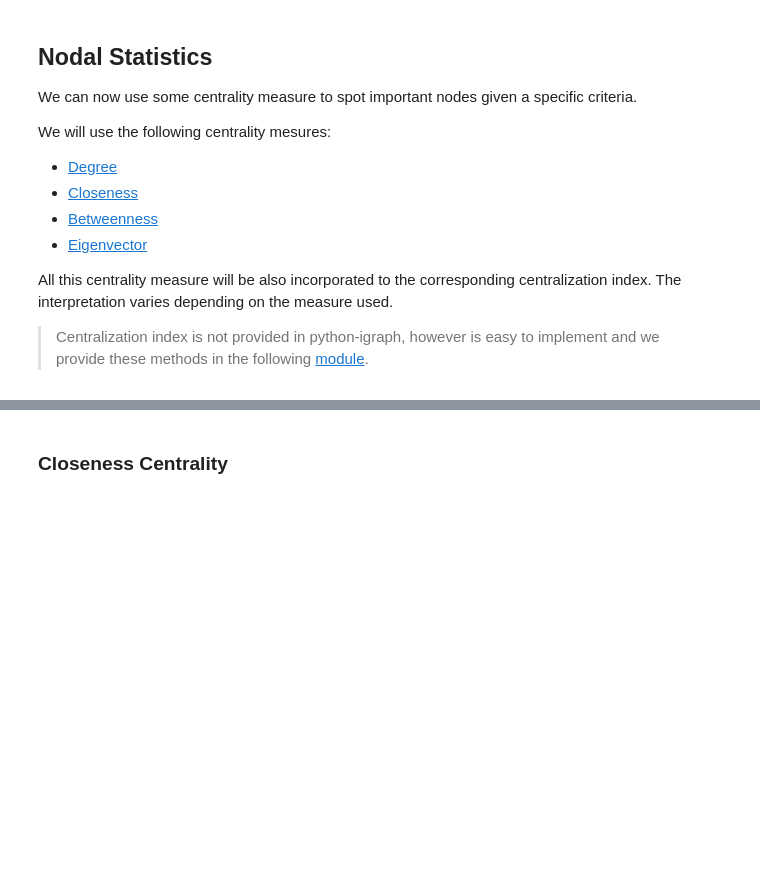
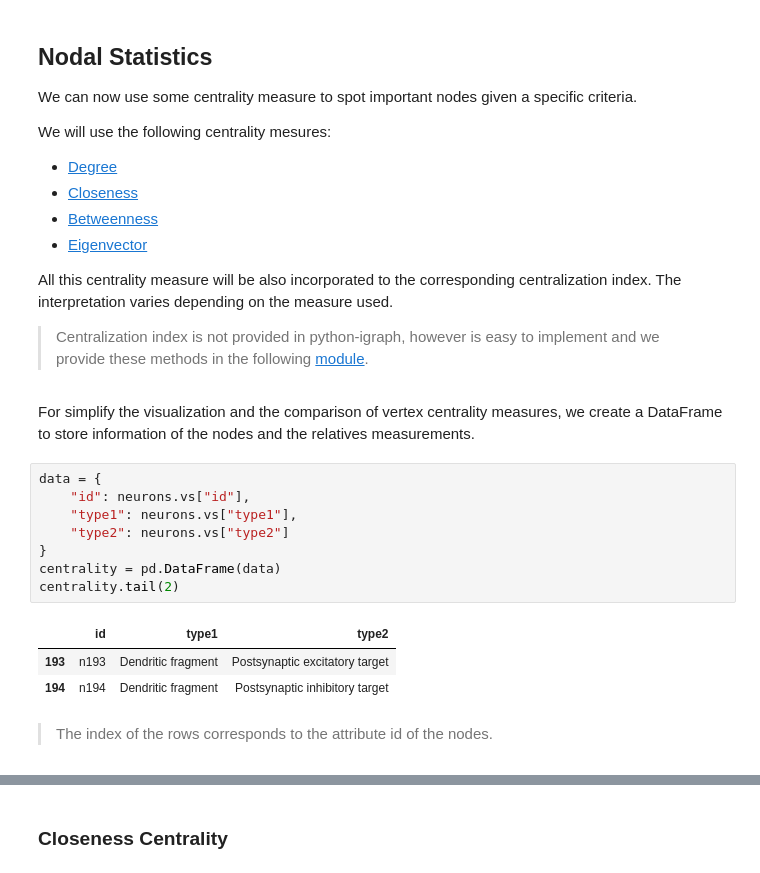
Before and after one commit to cMancio00/sand-2024, a Jupyter notebook: notebooks/Cortical.ipynb, the cells around one changed output, grey strips where cells are left out. Saved outputs shown, nothing was run; the diff lists cells and outputs as text; blank space fills up the shorter version.

```diff
--- a/notebooks/Cortical.ipynb
+++ b/notebooks/Cortical.ipynb
@@ -321,5 +321,21 @@ We will use the following centrality mesures:
 All this centrality measure will be also incorporated to the corresponding centralization index. The interpretation varies depending on the measure used.
 
 > Centralization index is not provided in python-igraph, however is easy to implement and we provide these methods in the following [module]().
+# %% [markdown]
+For simplify the visualization and the comparison of vertex centrality measures, we create a DataFrame to store information of the nodes and the relatives measurements.
+# %%
+data = {
+    "id": neurons.vs["id"],
+    "type1": neurons.vs["type1"],
+    "type2": neurons.vs["type2"]
+}
+centrality = pd.DataFrame(data)
+centrality.tail(2)
+# %% [output]
+|  | id | type1 | type2 |
+| 193 | n193 | Dendritic fragment | Postsynaptic excitatory target |
+| 194 | n194 | Dendritic fragment | Postsynaptic inhibitory target |
+# %% [markdown]
+> The index of the rows corresponds to the attribute id of the nodes.
 # %% [markdown]
 ### Degree Centrality
```
Also changed, not shown: parts of 7 cells of this notebook.
